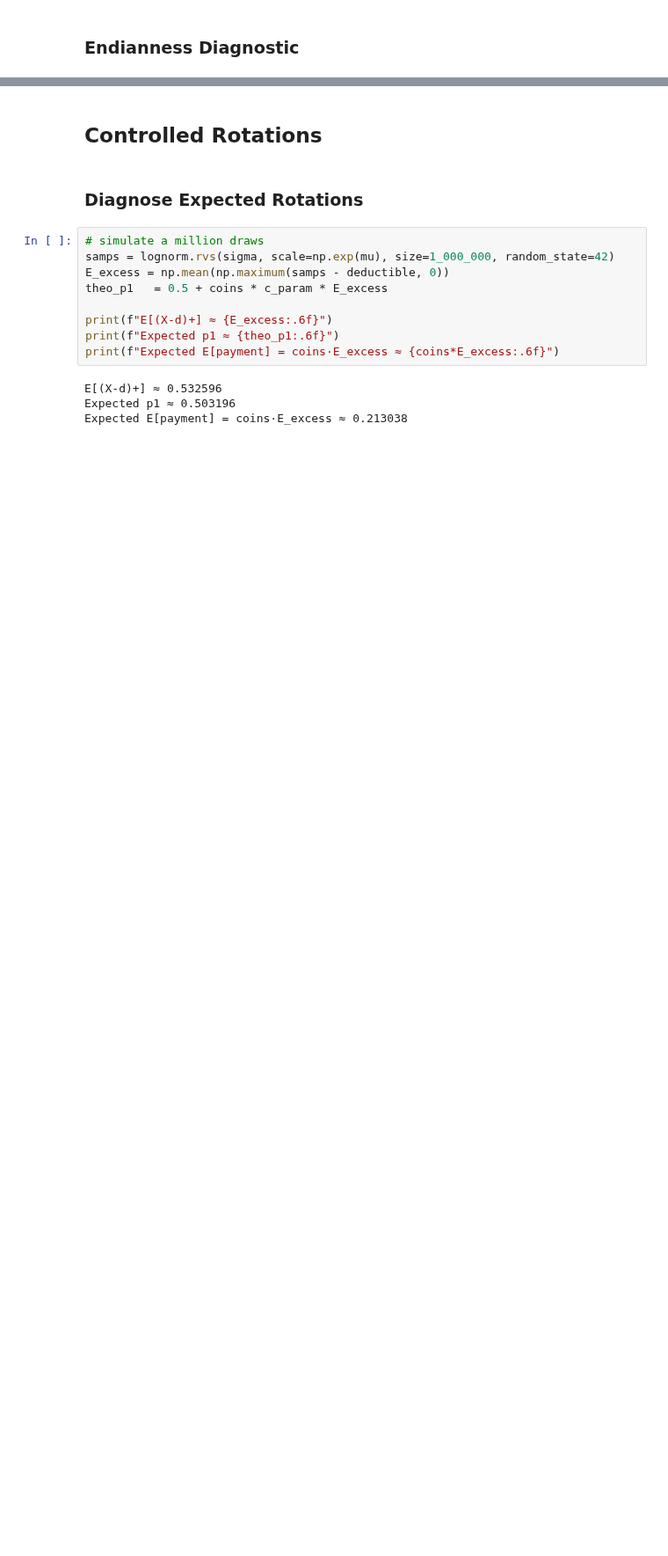
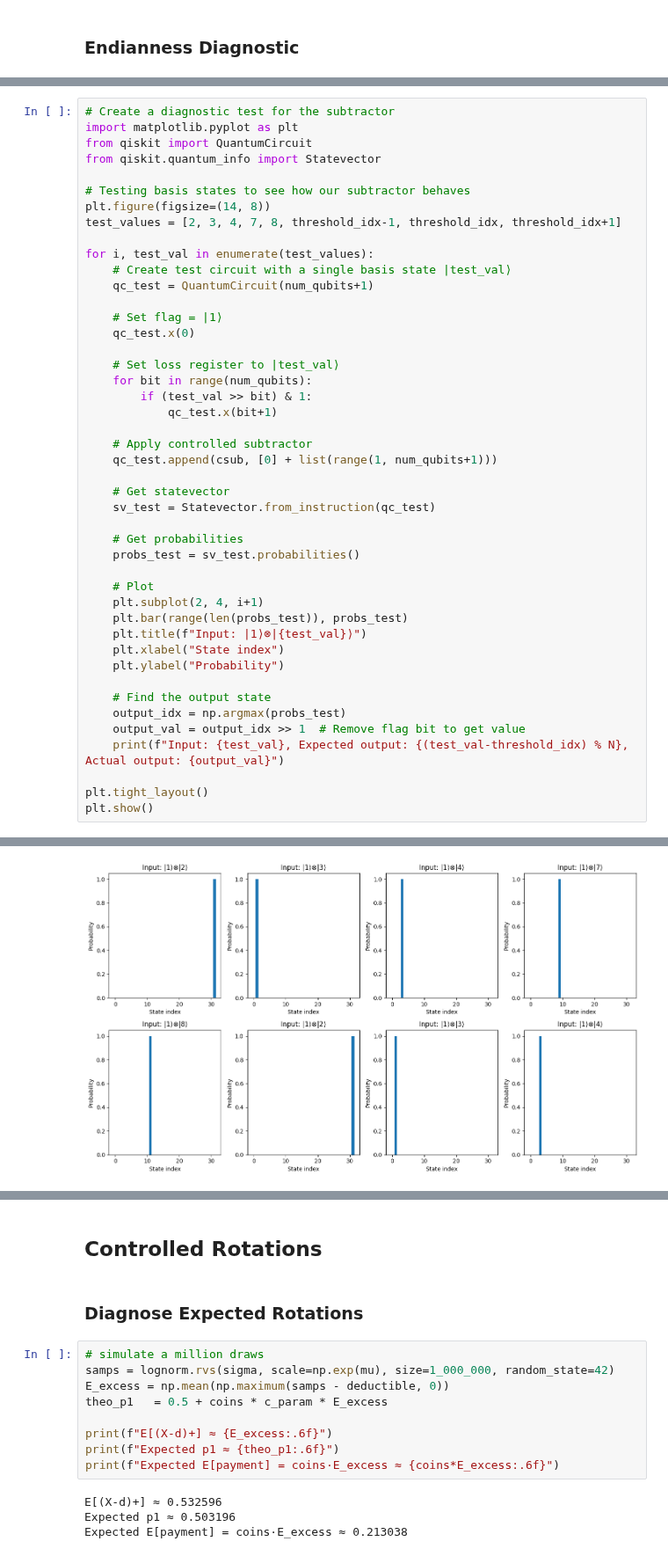
Before and after one commit to AlexFiliakov/knowledge-pricing, a Jupyter notebook: 4.b. Quantum Excess Evaluation Algorithm.ipynb, the cells around one changed output, grey strips where cells are left out. Shown at 88% size. Drawn from its saved outputs; the diff is of its cells as text; blank space fills up the shorter version.

```diff
--- a/4.b. Quantum Excess Evaluation Algorithm.ipynb
+++ b/4.b. Quantum Excess Evaluation Algorithm.ipynb
@@ -456,0 +544,46 @@ diff at 111111: 0.103175-0.075048j != 0.000000+0.000000j
+# %%
+# Create a diagnostic test for the subtractor
+import matplotlib.pyplot as plt
+from qiskit import QuantumCircuit
+from qiskit.quantum_info import Statevector
+
+# Testing basis states to see how our subtractor behaves
+plt.figure(figsize=(14, 8))
+test_values = [2, 3, 4, 7, 8, threshold_idx-1, threshold_idx, threshold_idx+1]
+
+for i, test_val in enumerate(test_values):
+    # Create test circuit with a single basis state |test_val⟩
+    qc_test = QuantumCircuit(num_qubits+1)
+
+    # Set flag = |1⟩
+    qc_test.x(0)
+
+    # Set loss register to |test_val⟩
+    for bit in range(num_qubits):
+        if (test_val >> bit) & 1:
+            qc_test.x(bit+1)
+
+    # Apply controlled subtractor
+    qc_test.append(csub, [0] + list(range(1, num_qubits+1)))
+
+    # Get statevector
+    sv_test = Statevector.from_instruction(qc_test)
+
+    # Get probabilities
+    probs_test = sv_test.probabilities()
+
+    # Plot
+    plt.subplot(2, 4, i+1)
+    plt.bar(range(len(probs_test)), probs_test)
+    plt.title(f"Input: |1⟩⊗|{test_val}⟩")
+    plt.xlabel("State index")
+    plt.ylabel("Probability")
+
+    # Find the output state
+    output_idx = np.argmax(probs_test)
+    output_val = output_idx >> 1  # Remove flag bit to get value
+    print(f"Input: {test_val}, Expected output: {(test_val-threshold_idx) % N}, Actual output: {output_val}")
+
+plt.tight_layout()
+plt.show()
+# %% [output]
@@ -457,3 +598,4 @@ diff at 111111: 0.103175-0.075048j != 0.000000+0.000000j
+[figure, added]
 # %%
 # pick j<threshold
 j = threshold_idx - 1
```
Also changed, not shown: parts of 24 cells of this notebook.
